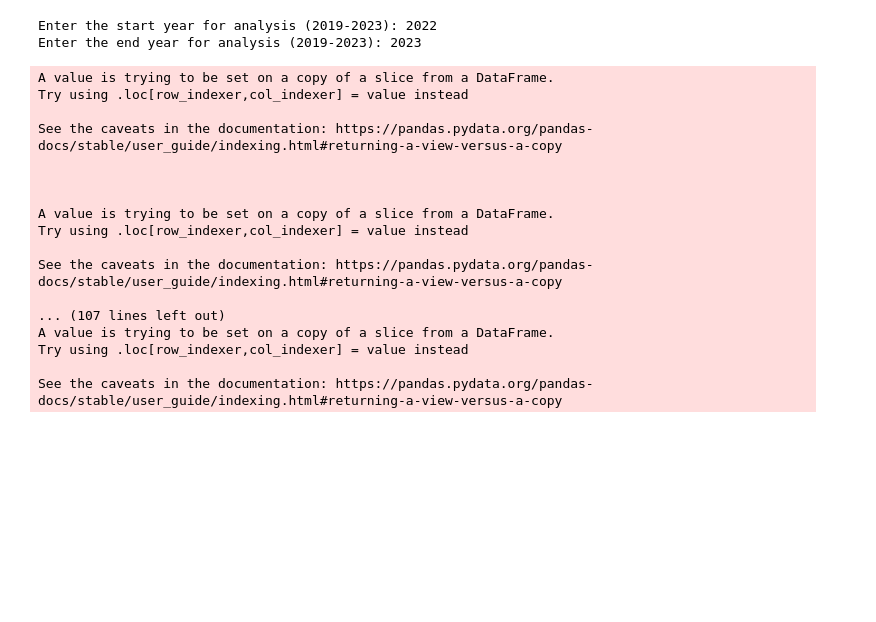
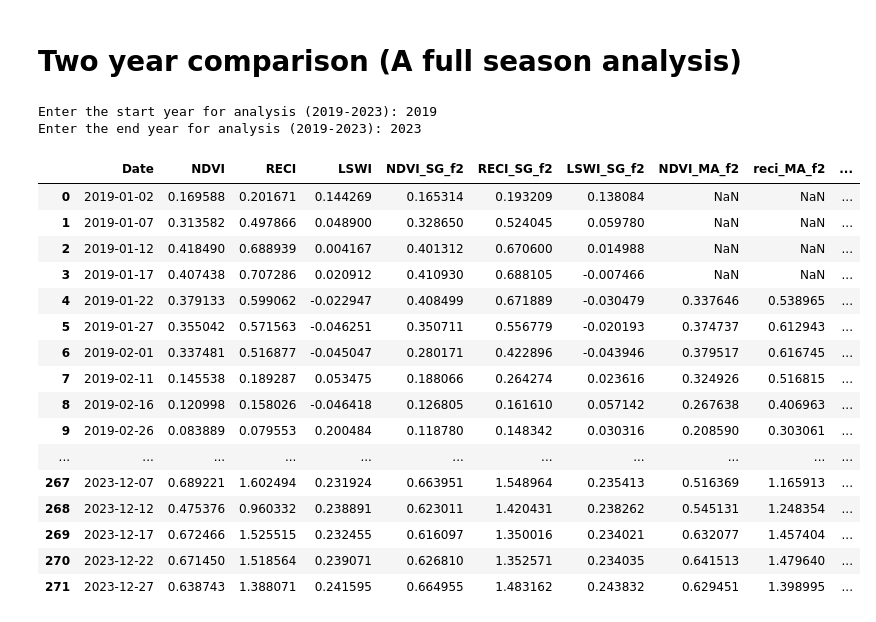
Before and after one commit to senthil1729/NDVI-time-series-analysis, a Jupyter notebook: sugarcane_farm_veg_indices_analysis.ipynb, the cells around one changed output. Drawn from its saved outputs; the diff is of its cells as text; code cells hidden in the pictures; blank space fills up the shorter version.

```diff
--- a/sugarcane_farm_veg_indices_analysis.ipynb
+++ b/sugarcane_farm_veg_indices_analysis.ipynb
@@ -265,6 +650,8 @@ fig.show()
 # %% [output]
 The behavior of DatetimeProperties.to_pydatetime is deprecated, in a future version this will return a Series containing python datetime objects instead of an ndarray. To retain the old behavior, call ...
 [interactive output not drawn]
+# %% [markdown]
+# Two year comparison (A full season analysis)
 # %%
 # Ask the user to input the desired start and end years
 start_year = input("Enter the start year for analysis (2019-2023): ")
@@ -274,35 +661,56 @@ end_year = input("Enter the end year for analysis (2019-2023): ")
 start_year = int(start_year)
 end_year = int(end_year)
 single_year_df = merged_df[(merged_df['Date'] >= f'{start_year}-01-01') & (merged_df['Date'] < f'{end_year+1}-01-01')]
+single_year_farm2_df = merged_df_f2[(merged_df_f2['Date'] >= f'{start_year}-01-01') & (merged_df_f2['Date'] < f'{end_year+1}-01-01')]
 
 # Apply Savitzky-Golay filter
-single_year_df['NDVI_SG'] = savgol_filter(single_year_df['NDVI'], window_length=7, polyorder=2)
-single_year_df['RECI_SG'] = savgol_filter(single_year_df['RECI'], window_length=7, polyorder=2)
-single_year_df['LSWI_SG'] = savgol_filter(single_year_df['LSWI'], window_length=7, polyorder=2)
+single_year_df['NDVI_SG'] = savgol_filter(single_year_df['NDVI'], window_length=7, polyorder=3)
+single_year_df['RECI_SG'] = savgol_filter(single_year_df['RECI'], window_length=7, polyorder=3)
+single_year_df['LSWI_SG'] = savgol_filter(single_year_df['LSWI'], window_length=7, polyorder=3)
+
+# Apply SG filter for farm2
+single_year_farm2_df['NDVI_SG_f2'] = savgol_filter(single_year_farm2_df['NDVI'], window_length=7, polyorder=3)
+single_year_farm2_df['RECI_SG_f2'] = savgol_filter(single_year_farm2_df['RECI'], window_length=7, polyorder=3)
+single_year_farm2_df['LSWI_SG_f2'] = savgol_filter(single_year_farm2_df['LSWI'], window_length=7, polyorder=3)
 
 # Apply Moving Average
 single_year_df['NDVI_MA'] = single_year_df['NDVI'].rolling(window=5).mean()
 single_year_df['RECI_MA'] = single_year_df['RECI'].rolling(window=5).mean()
 single_year_df['LSWI_MA'] = single_year_df['LSWI'].rolling(window=5).mean()
 
+# Apply MA for farm2
+single_year_farm2_df['NDVI_MA_f2'] = single_year_farm2_df['NDVI'].rolling(window=5).mean()
+single_year_farm2_df['reci_MA_f2'] = single_year_farm2_df['RECI'].rolling(window=5).mean()
+single_year_farm2_df['lswi_MA_f2'] = single_year_farm2_df['LSWI'].rolling(window=5).mean()
+
 # Apply Exponential Moving Average (EMA)
 single_year_df['NDVI_EMA'] = single_year_df['NDVI'].ewm(span=5, adjust=False).mean()
 single_year_df['RECI_EMA'] = single_year_df['RECI'].ewm(span=5, adjust=False).mean()
 single_year_df['LSWI_EMA'] = single_year_df['LSWI'].ewm(span=5, adjust=False).mean()
+
+# Apply EMA for farm2
+single_year_farm2_df['NDVI_EMA_f2'] = single_year_farm2_df['NDVI'].ewm(span=5, adjust=False).mean()
 
 # Apply Gaussian filter
 single_year_df['NDVI_Gaussian'] = gaussian_filter1d(single_year_df['NDVI'], sigma=2)
 single_year_df['RECI_Gaussian'] = gaussian_filter1d(single_year_df['RECI'], sigma=2)
 single_year_df['LSWI_Gaussian'] = gaussian_filter1d(single_year_df['LSWI'], sigma=2)
 
+# Apply Gaussian filter for farm2
+single_year_farm2_df['NDVI_Gaussian_f2'] = gaussian_filter1d(single_year_farm2_df['NDVI'], sigma=2)
+
 # Apply LOESS (Locally Estimated Scatterplot Smoothing)
 loess_ndvi = sm.nonparametric.lowess(single_year_df['NDVI'], single_year_df['Date'].map(pd.Timestamp.toordinal), frac=0.1)
 loess_reci = sm.nonparametric.lowess(single_year_df['RECI'], single_year_df['Date'].map(pd.Timestamp.toordinal), frac=0.1)
 loess_lswi = sm.nonparametric.lowess(single_year_df['LSWI'], single_year_df['Date'].map(pd.Timestamp.toordinal), frac=0.1)
 
+loess_ndvi_f2 = sm.nonparametric.lowess(single_year_farm2_df['NDVI'], single_year_farm2_df['Date'].map(pd.Timestamp.toordinal), frac=0.1)
+
 single_year_df['NDVI_LOESS'] = loess_ndvi[:, 1]
 single_year_df['RECI_LOESS'] = loess_reci[:, 1]
 single_year_df['LSWI_LOESS'] = loess_lswi[:, 1]
+
+single_year_farm2_df['NDVI_LOESS_f2'] = loess_ndvi_f2[:, 1]
 
 # Apply Kalman filter
 kf = KalmanFilter(initial_state_mean=0, n_dim_obs=1)
@@ -310,26 +718,31 @@ kf = KalmanFilter(initial_state_mean=0, n_dim_obs=1)
 single_year_df['NDVI_Kalman'] = kf.em(single_year_df['NDVI'], n_iter=5).smooth(single_year_df['NDVI'])[0]
 single_year_df['RECI_Kalman'] = kf.em(single_year_df['RECI'], n_iter=5).smooth(single_year_df['RECI'])[0]
 single_year_df['LSWI_Kalman'] = kf.em(single_year_df['LSWI'], n_iter=5).smooth(single_year_df['LSWI'])[0]
+
+single_year_farm2_df['NDVI_Kalman_f2'] = kf.em(single_year_farm2_df['NDVI'], n_iter=5).smooth(single_year_farm2_df['NDVI'])[0]
 # %% [output]
-Enter the start year for analysis (2019-2023): 2022
+Enter the start year for analysis (2019-2023): 2019
 Enter the end year for analysis (2019-2023): 2023
-A value is trying to be set on a copy of a slice from a DataFrame.
-Try using .loc[row_indexer,col_indexer] = value instead
-
-See the caveats in the documentation: https://pandas.pydata.org/pandas-docs/stable/user_guide/indexing.html#returning-a-view-versus-a-copy
-
-
-
-A value is trying to be set on a copy of a slice from a DataFrame.
-Try using .loc[row_indexer,col_indexer] = value instead
-
-See the caveats in the documentation: https://pandas.pydata.org/pandas-docs/stable/user_guide/indexing.html#returning-a-view-versus-a-copy
-
-... (107 lines left out)
-A value is trying to be set on a copy of a slice from a DataFrame.
-Try using .loc[row_indexer,col_indexer] = value instead
-
-See the caveats in the documentation: https://pandas.pydata.org/pandas-docs/stable/user_guide/indexing.html#returning-a-view-versus-a-copy
+# %%
+single_year_farm2_df
+# %% [output]
+|  | Date | NDVI | RECI | LSWI | NDVI_SG_f2 | RECI_SG_f2 | LSWI_SG_f2 | NDVI_MA_f2 | reci_MA_f2 | ... |
+| 0 | 2019-01-02 | 0.169588 | 0.201671 | 0.144269 | 0.165314 | 0.193209 | 0.138084 | NaN | NaN | ... |
+| 1 | 2019-01-07 | 0.313582 | 0.497866 | 0.048900 | 0.328650 | 0.524045 | 0.059780 | NaN | NaN | ... |
+| 2 | 2019-01-12 | 0.418490 | 0.688939 | 0.004167 | 0.401312 | 0.670600 | 0.014988 | NaN | NaN | ... |
+| 3 | 2019-01-17 | 0.407438 | 0.707286 | 0.020912 | 0.410930 | 0.688105 | -0.007466 | NaN | NaN | ... |
+| 4 | 2019-01-22 | 0.379133 | 0.599062 | -0.022947 | 0.408499 | 0.671889 | -0.030479 | 0.337646 | 0.538965 | ... |
+| 5 | 2019-01-27 | 0.355042 | 0.571563 | -0.046251 | 0.350711 | 0.556779 | -0.020193 | 0.374737 | 0.612943 | ... |
+| 6 | 2019-02-01 | 0.337481 | 0.516877 | -0.045047 | 0.280171 | 0.422896 | -0.043946 | 0.379517 | 0.616745 | ... |
+| 7 | 2019-02-11 | 0.145538 | 0.189287 | 0.053475 | 0.188066 | 0.264274 | 0.023616 | 0.324926 | 0.516815 | ... |
+| 8 | 2019-02-16 | 0.120998 | 0.158026 | -0.046418 | 0.126805 | 0.161610 | 0.057142 | 0.267638 | 0.406963 | ... |
+| 9 | 2019-02-26 | 0.083889 | 0.079553 | 0.200484 | 0.118780 | 0.148342 | 0.030316 | 0.208590 | 0.303061 | ... |
+| ... | ... | ... | ... | ... | ... | ... | ... | ... | ... | ... |
+| 267 | 2023-12-07 | 0.689221 | 1.602494 | 0.231924 | 0.663951 | 1.548964 | 0.235413 | 0.516369 | 1.165913 | ... |
+| 268 | 2023-12-12 | 0.475376 | 0.960332 | 0.238891 | 0.623011 | 1.420431 | 0.238262 | 0.545131 | 1.248354 | ... |
+| 269 | 2023-12-17 | 0.672466 | 1.525515 | 0.232455 | 0.616097 | 1.350016 | 0.234021 | 0.632077 | 1.457404 | ... |
+| 270 | 2023-12-22 | 0.671450 | 1.518564 | 0.239071 | 0.626810 | 1.352571 | 0.234035 | 0.641513 | 1.479640 | ... |
+| 271 | 2023-12-27 | 0.638743 | 1.388071 | 0.241595 | 0.664955 | 1.483162 | 0.243832 | 0.629451 | 1.398995 | ... |
 # %%
 fig = go.Figure()
 
```
Also changed, not shown: parts of 32 cells of this notebook.
